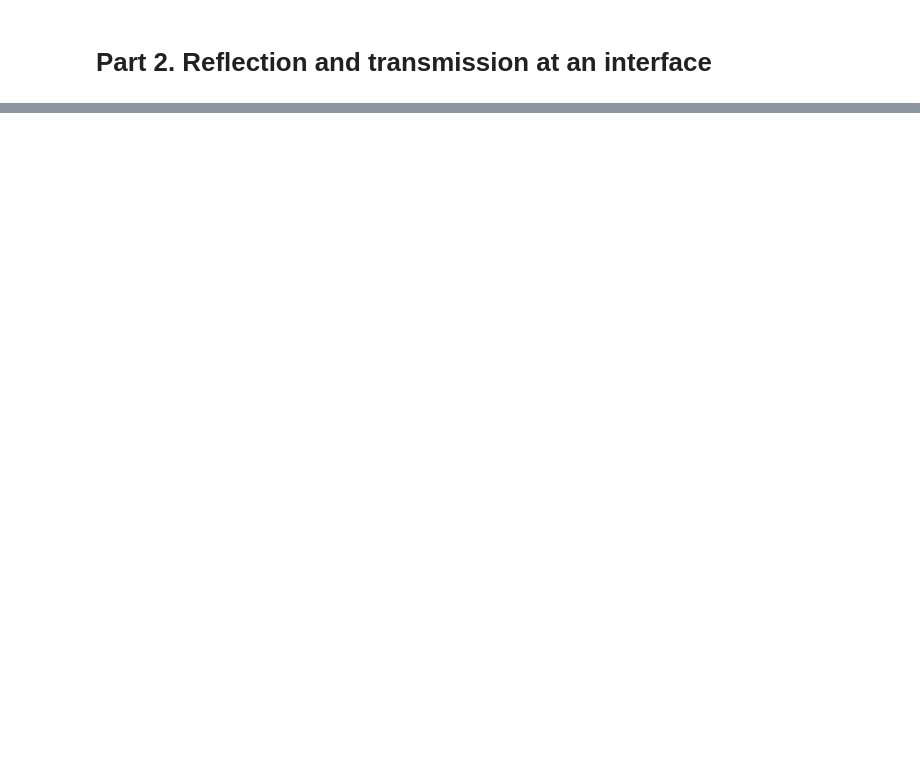
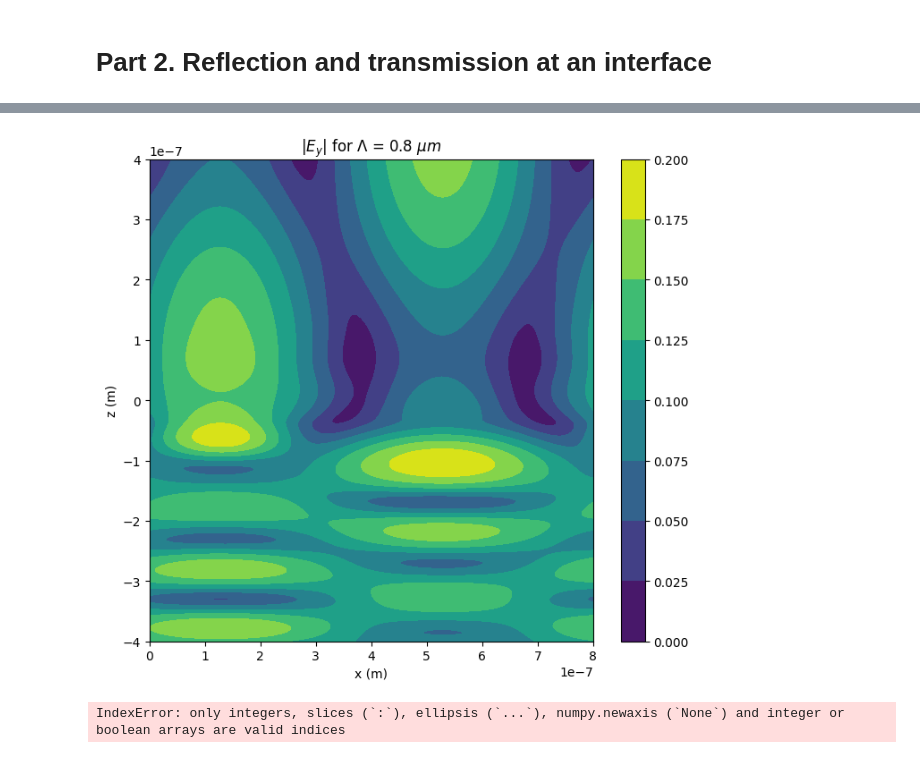
Before and after one commit to amcar-dtu/python-assignments, a Jupyter notebook: nano_opt_4.ipynb, the cells around one changed output, grey strips where cells are left out. Cells and saved outputs as stored; diff of their text form; code cells hidden in the pictures; blank space fills up the shorter version.

```diff
--- a/nano_opt_4.ipynb
+++ b/nano_opt_4.ipynb
@@ -277,0 +305,43 @@ plt.show()
+# %%
+SandwichMatrix=np.linalg.pinv(np.eye(M,M)-rmat21@p2mat@rmat23@p2mat)
+rmat13=rmat12+tmat21@p2mat@rmat23@p2mat@SandwichMatrix@tmat12
+tmat13=tmat23@p2mat@SandwichMatrix@tmat12
+
+# In the 3-layer system we have a new a2vec and b1vec and we now have a b2vec due to
+# backward propagating reflections.
+b1vec=rmat13@a1primevec
+
+a2vec=SandwichMatrix@tmat12@a1primevec
+SandwichMatrix2 = np.linalg.pinv(np.eye(M,M)-rmat23@p2mat@rmat21@p2mat)
+b2vec=SandwichMatrix2@rmat23@p2mat@tmat12@a1primevec
+
+a2primevec=p2mvec*a2vec
+a3vec=tmat13@a1primevec
+# %%
+EFieldFull=np.zeros((spatialresolution,spatialresolution), dtype=np.complex_)
+
+for j in range(spatialresolution): # z-coordinate
+    for u in range(spatialresolution):  # x-coordinate
+        if zvec[j]<0:
+            EFieldFull[u,j]=Ey1full[u,:].reshape(1,M) @ (a1vec*np.exp(1j*beta1.reshape(M,1)*(zvec[j]-zbot))) + Ey1full[u,:].reshape(1,M) @ (b1vec*np.exp(-1j*beta1.reshape(M,1)*zvec[j]))  # Field in layer 1
+        elif ((zvec[j]>=0) & (zvec[j]<L)):
+            EFieldFull[u,j]=Ey2full[u,:].reshape(1,M) @ (a2vec*np.exp(1j*beta2.reshape(M,1)*zvec[j])) + Ey2full[u,:].reshape(1,M) @ (b2vec*np.exp(-1j*beta2.reshape(M,1)*(zvec[j]-L)))     # Field in layer 2
+        elif zvec[j]>=L:
+            EFieldFull[u,j]=Ey3full[u,:].reshape(1,M) @ (a3vec*np.exp(1j*beta3.reshape(M,1)*(zvec[j]-L)))   # Field in layer 3
+# %%
+plt.figure(figsize=(8,7))
+plt.contourf(xvec, zvec12, np.absolute(EFieldFull.T))
+plt.title(f"$|E_y|$ for $\Lambda$ = {round(GratePeriod*1e6, 1)} $\mu m$")
+plt.colorbar()
+plt.xlabel("x (m)")
+plt.ylabel("z (m)")
+plt.show()
+# %% [output]
+[figure, added]
+# %%
+L = np.arange(0, 600e-9, 5e-9)
+p2 = np.zeros((M, M, len(L)), dtype=np.complex_)
+r13 = np.zeros((M, M, len(L)), dtype=np.complex_)
+ModalRef = np.zeros((len(L),1))
+# %% [output]
+IndexError: only integers, slices (`:`), ellipsis (`...`), numpy.newaxis (`None`) and integer or boolean arrays are valid indices
```
Also changed, not shown: parts of 27 cells of this notebook, 3 other files.
